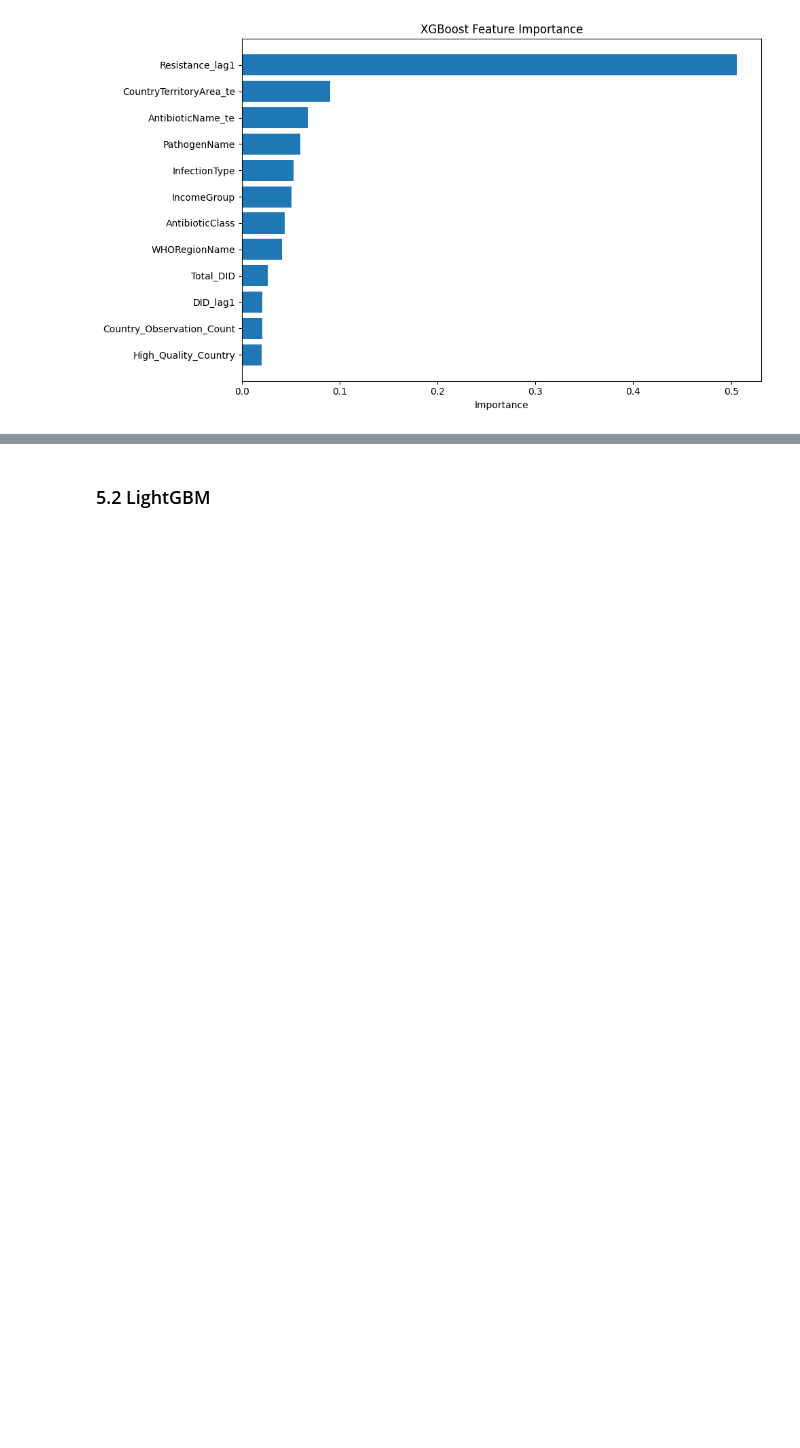
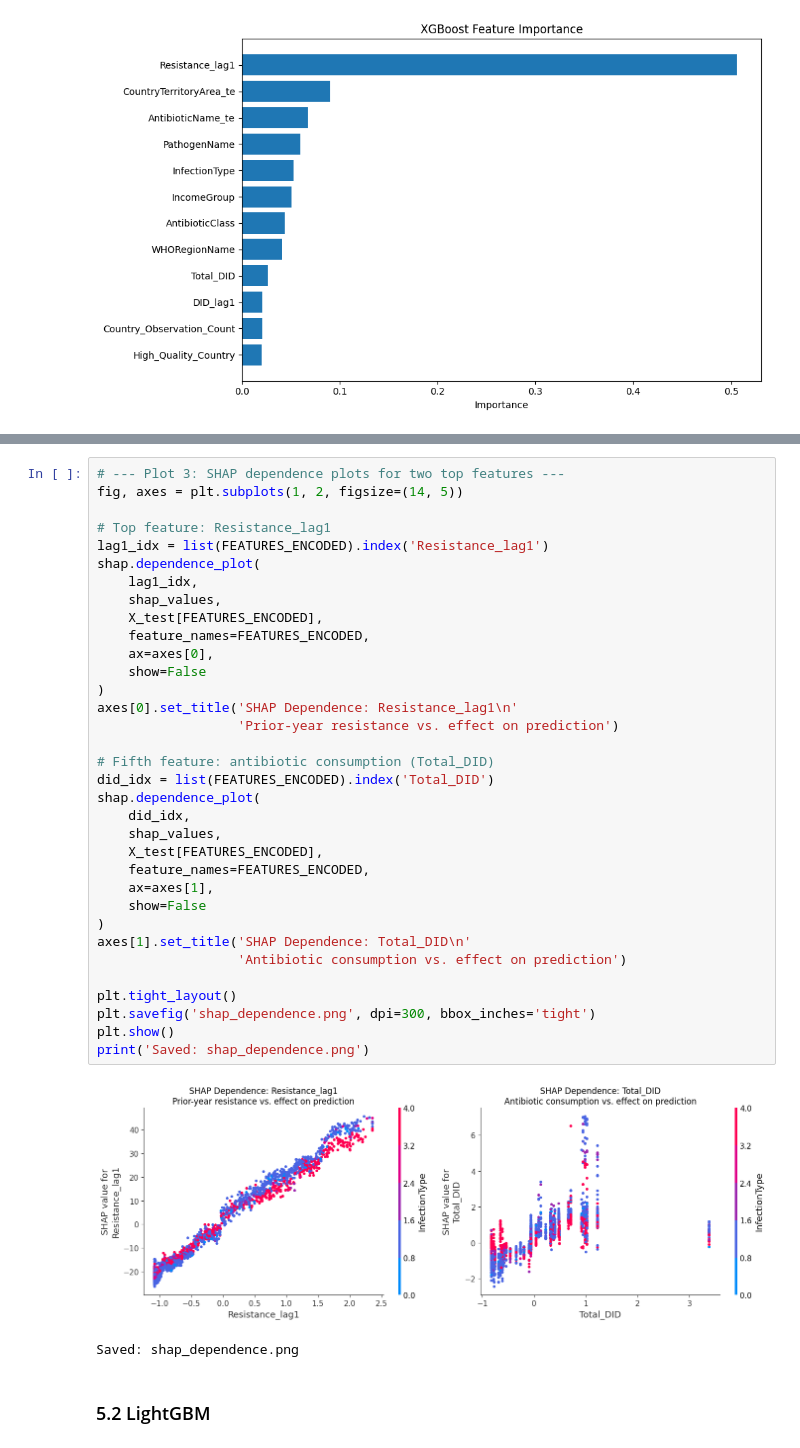
Before and after one commit to TanvirTurja/amr-forecasting-rag, a Jupyter notebook: training.ipynb, the cells around one changed output, grey strips where cells are left out. Drawn from its saved outputs; the diff is of its cells as text; blank space fills up the shorter version.

```diff
--- a/training.ipynb
+++ b/training.ipynb
@@ -533,3 +648,40 @@ XGBoost (Validation) Results:
+# %%
+# --- Plot 3: SHAP dependence plots for two top features ---
+fig, axes = plt.subplots(1, 2, figsize=(14, 5))
+
+# Top feature: Resistance_lag1
+lag1_idx = list(FEATURES_ENCODED).index('Resistance_lag1')
+shap.dependence_plot(
+    lag1_idx,
+    shap_values,
+    X_test[FEATURES_ENCODED],
+    feature_names=FEATURES_ENCODED,
+    ax=axes[0],
+    show=False
+)
+axes[0].set_title('SHAP Dependence: Resistance_lag1\n'
+                  'Prior-year resistance vs. effect on prediction')
+
+# Fifth feature: antibiotic consumption (Total_DID)
+did_idx = list(FEATURES_ENCODED).index('Total_DID')
+shap.dependence_plot(
+    did_idx,
+    shap_values,
+    X_test[FEATURES_ENCODED],
+    feature_names=FEATURES_ENCODED,
+    ax=axes[1],
+    show=False
+)
+axes[1].set_title('SHAP Dependence: Total_DID\n'
+                  'Antibiotic consumption vs. effect on prediction')
+
+plt.tight_layout()
+plt.savefig('shap_dependence.png', dpi=300, bbox_inches='tight')
+plt.show()
+print('Saved: shap_dependence.png')
+# %% [output]
+[figure, added]
+Saved: shap_dependence.png
 # %% [markdown]
 ### 5.2 LightGBM
 # %%
```
Also changed, not shown: parts of 20 cells of this notebook, 20 other files.
